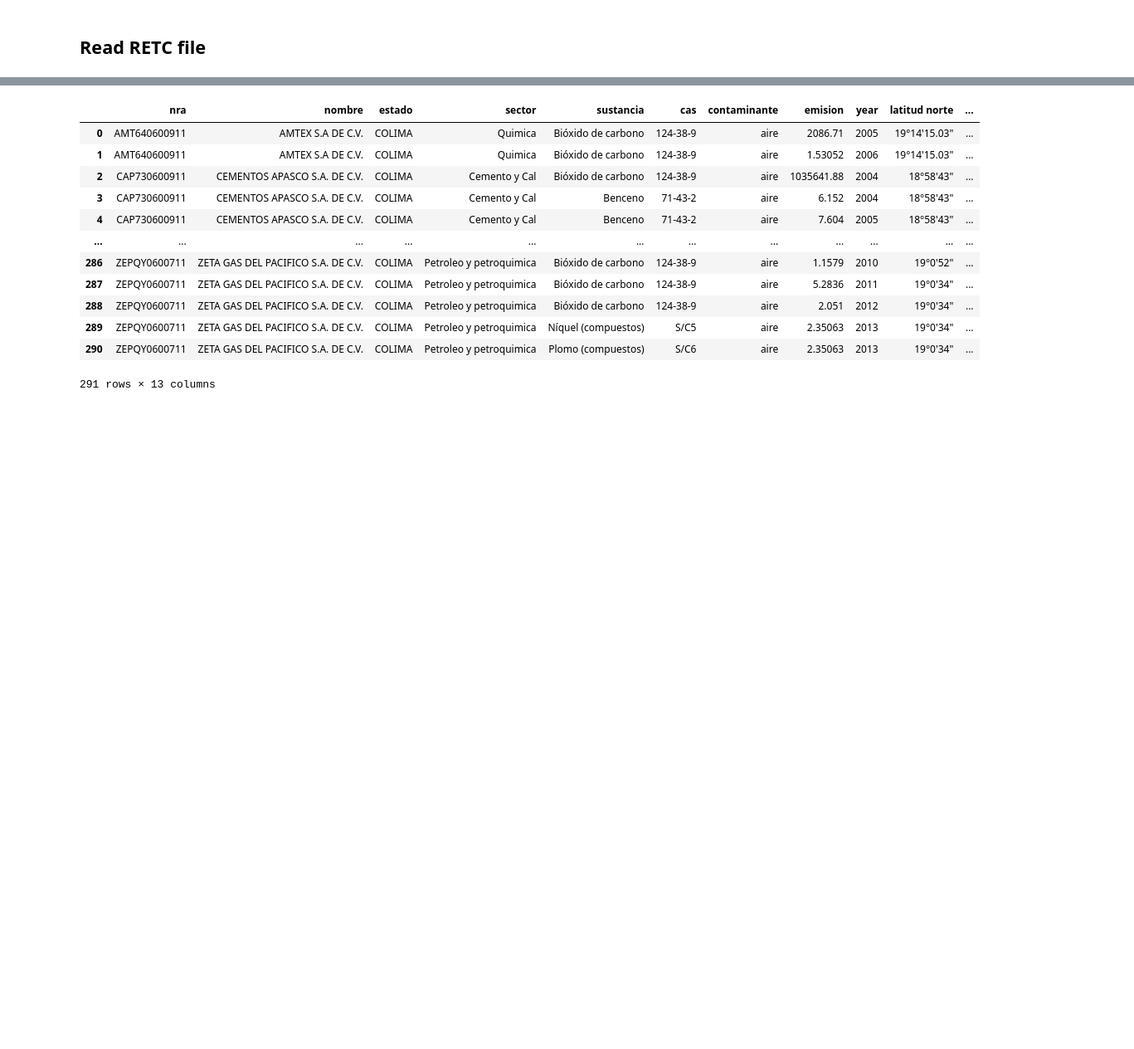
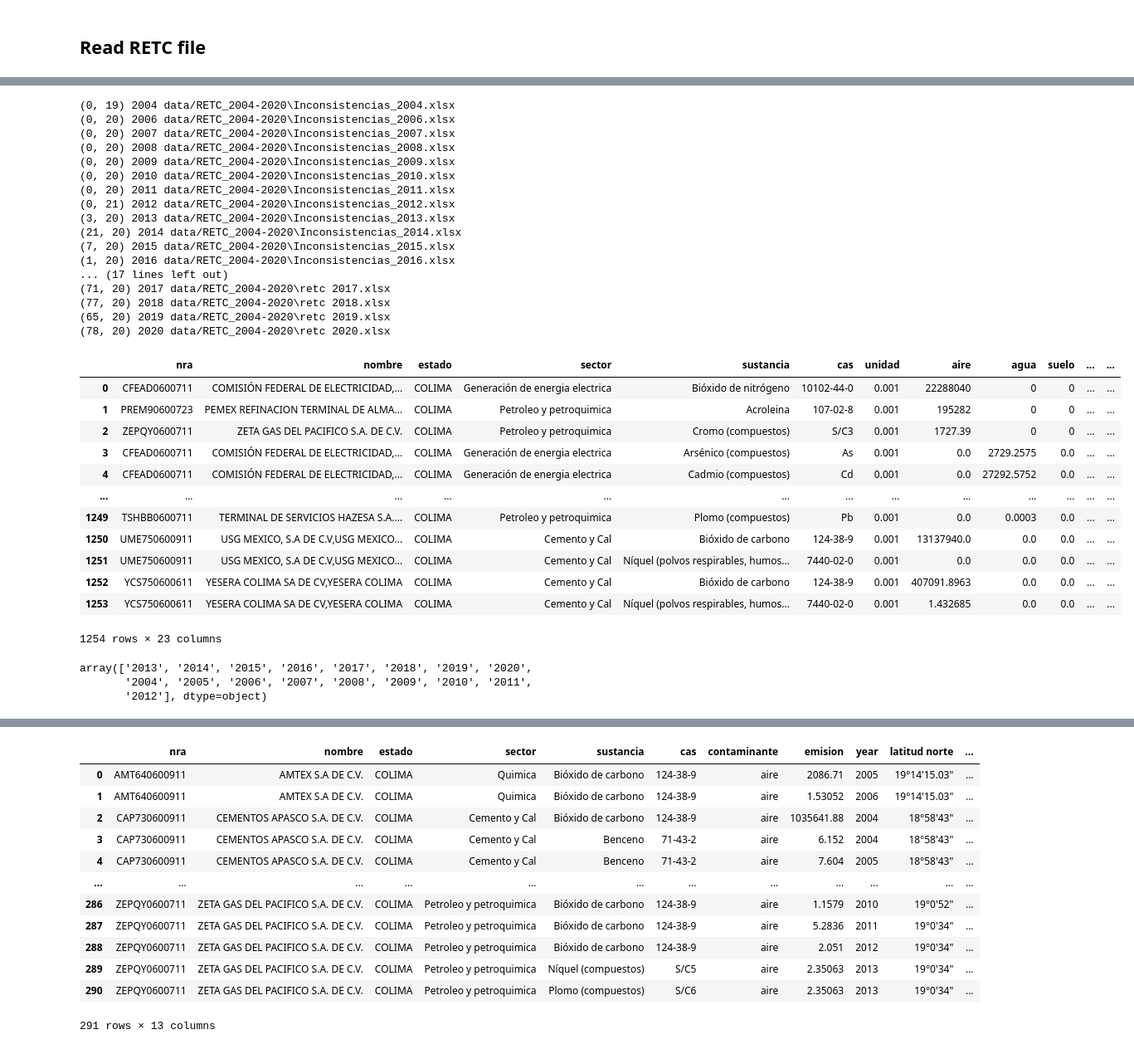
Before and after one commit to pcorner10/pronaces_analisis, a Jupyter notebook: datosRect.ipynb, the cells around one changed output, grey strips where cells are left out. Shown: that part at 83% size. Cells and saved outputs as stored; diff of their text form; code cells hidden in the pictures; blank space fills up the shorter version.

```diff
--- a/datosRect.ipynb
+++ b/datosRect.ipynb
@@ -167 +88,79 @@ retcEmisiones
+# %%
+retcEmisiones = pd.DataFrame()
+for file in retcFiles:
+  year = file[-9:-5]
+  # read excel file and use second sheet
+  df = pd.read_excel(file, sheet_name=1)
+  try:
+    index = df[df.iloc[:,0] == 'NRA'].index[0]
+
+  except IndexError:
+    df['year'] = year
+    df.columns = df.columns.str.lower()
+    df.rename(columns=rename_columns, inplace=True)
+    df["unidad"].replace(unidades, inplace=True)
+    df = df[df['estado'] == 'COLIMA']
+    print(df.shape, year, file)
+    retcEmisiones = pd.concat([retcEmisiones, df], ignore_index=True)
+    continue
+
+  header = df.iloc[df[df.iloc[:,0] == 'NRA'].index[0]]
+  df.columns = header
+
+  df = df.iloc[index+1:]
+  # remove rows over df[df.iloc[:,0] == 'NRA'].index[0]
+  #df = df[:df[df.iloc[:,0] == 'NRA'].index[0]]
+  df['year'] = year
+  df.columns = df.columns.str.lower()
+  df.rename(columns=rename_columns, inplace=True)
+  df["unidad"].replace(unidades, inplace=True)
+  df = df[df['estado'] == 'COLIMA']
+  print(df.shape, year, file)
+  retcEmisiones = pd.concat([retcEmisiones, df], ignore_index=True)
+
+
+for col in col_emisiones + col_transferencia:
+  try:
+    retcEmisiones[col] = retcEmisiones[col] * retcEmisiones["unidad"]
+  except:
+    continue
+#retcEmisiones = retcEmisiones[retcEmisiones['estado'] == 'COLIMA']
+retcEmisiones
+# %% [output]
+(0, 19) 2004 data/RETC_2004-2020\Inconsistencias_2004.xlsx
+(0, 20) 2006 data/RETC_2004-2020\Inconsistencias_2006.xlsx
+(0, 20) 2007 data/RETC_2004-2020\Inconsistencias_2007.xlsx
+(0, 20) 2008 data/RETC_2004-2020\Inconsistencias_2008.xlsx
+(0, 20) 2009 data/RETC_2004-2020\Inconsistencias_2009.xlsx
+(0, 20) 2010 data/RETC_2004-2020\Inconsistencias_2010.xlsx
+(0, 20) 2011 data/RETC_2004-2020\Inconsistencias_2011.xlsx
+(0, 21) 2012 data/RETC_2004-2020\Inconsistencias_2012.xlsx
+(3, 20) 2013 data/RETC_2004-2020\Inconsistencias_2013.xlsx
+(21, 20) 2014 data/RETC_2004-2020\Inconsistencias_2014.xlsx
+(7, 20) 2015 data/RETC_2004-2020\Inconsistencias_2015.xlsx
+(1, 20) 2016 data/RETC_2004-2020\Inconsistencias_2016.xlsx
+... (17 lines left out)
+(71, 20) 2017 data/RETC_2004-2020\retc 2017.xlsx
+(77, 20) 2018 data/RETC_2004-2020\retc 2018.xlsx
+(65, 20) 2019 data/RETC_2004-2020\retc 2019.xlsx
+(78, 20) 2020 data/RETC_2004-2020\retc 2020.xlsx
+|  | nra | nombre | estado | sector | sustancia | cas | unidad | aire | agua | suelo | ... | ... |
+| 0 | CFEAD0600711 | COMISIÓN FEDERAL DE ELECTRICIDAD,... | COLIMA | Generación de energia electrica | Bióxido de nitrógeno | 10102-44-0 | 0.001 | 22288040 | 0 | 0 | ... | ... |
+| 1 | PREM90600723 | PEMEX REFINACION TERMINAL DE ALMA... | COLIMA | Petroleo y petroquimica | Acroleina | 107-02-8 | 0.001 | 195282 | 0 | 0 | ... | ... |
+| 2 | ZEPQY0600711 | ZETA GAS DEL PACIFICO S.A. DE C.V. | COLIMA | Petroleo y petroquimica | Cromo (compuestos) | S/C3 | 0.001 | 1727.39 | 0 | 0 | ... | ... |
+| 3 | CFEAD0600711 | COMISIÓN FEDERAL DE ELECTRICIDAD,... | COLIMA | Generación de energia electrica | Arsénico (compuestos) | As | 0.001 | 0.0 | 2729.2575 | 0.0 | ... | ... |
+| 4 | CFEAD0600711 | COMISIÓN FEDERAL DE ELECTRICIDAD,... | COLIMA | Generación de energia electrica | Cadmio (compuestos) | Cd | 0.001 | 0.0 | 27292.5752 | 0.0 | ... | ... |
+| ... | ... | ... | ... | ... | ... | ... | ... | ... | ... | ... | ... | ... |
+| 1249 | TSHBB0600711 | TERMINAL DE SERVICIOS HAZESA S.A.... | COLIMA | Petroleo y petroquimica | Plomo (compuestos) | Pb | 0.001 | 0.0 | 0.0003 | 0.0 | ... | ... |
+| 1250 | UME750600911 | USG MEXICO, S.A DE C.V,USG MEXICO... | COLIMA | Cemento y Cal | Bióxido de carbono | 124-38-9 | 0.001 | 13137940.0 | 0.0 | 0.0 | ... | ... |
+| 1251 | UME750600911 | USG MEXICO, S.A DE C.V,USG MEXICO... | COLIMA | Cemento y Cal | Níquel (polvos respirables, humos... | 7440-02-0 | 0.001 | 0.0 | 0.0 | 0.0 | ... | ... |
+| 1252 | YCS750600611 | YESERA COLIMA SA DE CV,YESERA COLIMA | COLIMA | Cemento y Cal | Bióxido de carbono | 124-38-9 | 0.001 | 407091.8963 | 0.0 | 0.0 | ... | ... |
+| 1253 | YCS750600611 | YESERA COLIMA SA DE CV,YESERA COLIMA | COLIMA | Cemento y Cal | Níquel (polvos respirables, humos... | 7440-02-0 | 0.001 | 1.432685 | 0.0 | 0.0 | ... | ... |
+1254 rows × 23 columns
+# %%
+retcEmisiones['year'].unique()
+# %% [output]
+array(['2013', '2014', '2015', '2016', '2017', '2018', '2019', '2020',
+       '2004', '2005', '2006', '2007', '2008', '2009', '2010', '2011',
+       '2012'], dtype=object)
 # %%
```
Also changed, not shown: parts of 11 cells of this notebook, 21 other files.
